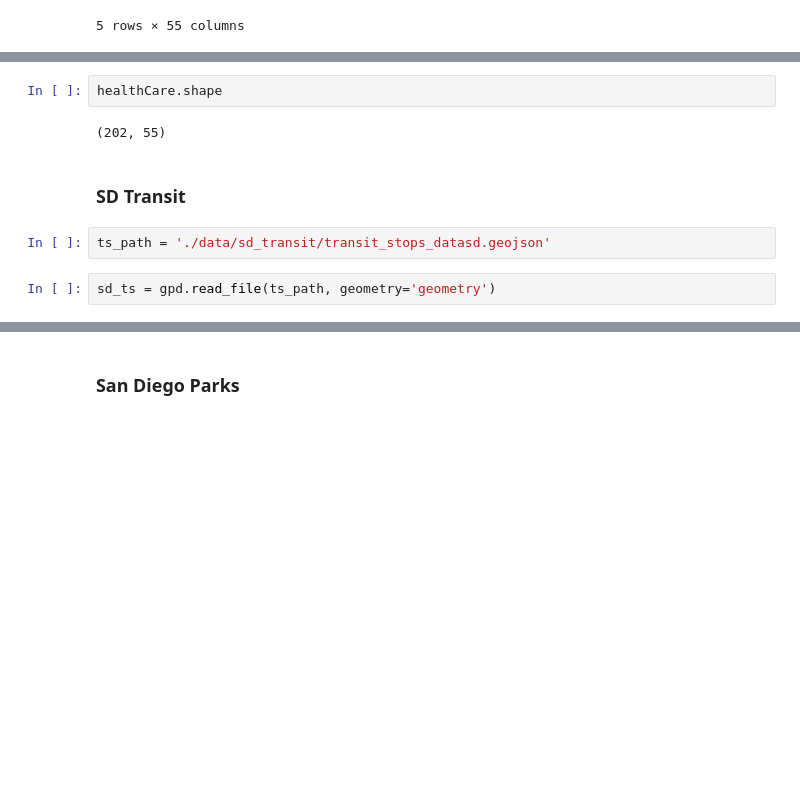
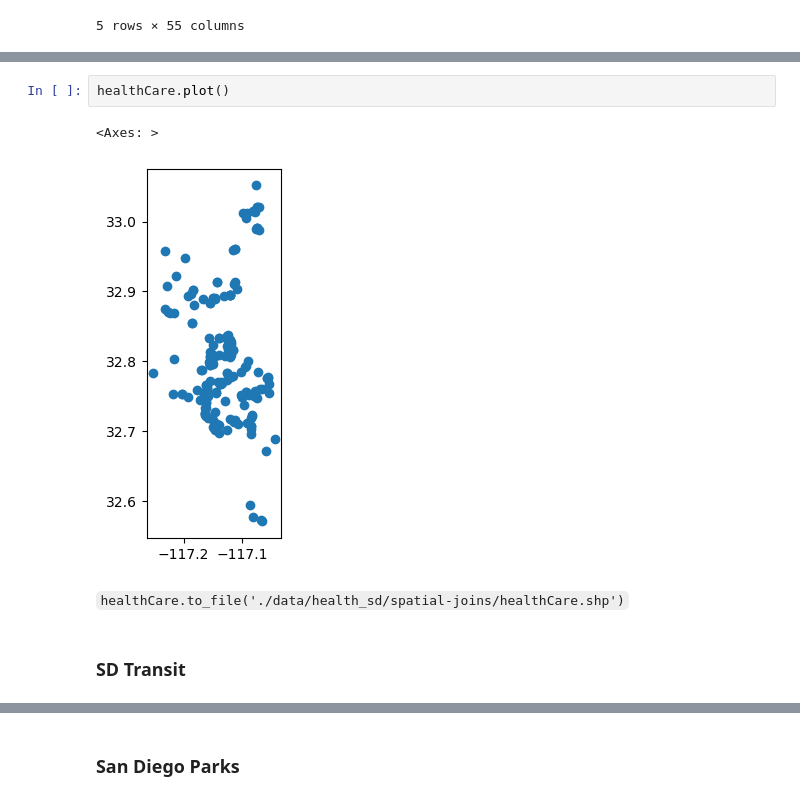
Before and after one commit to robertl0500/15-minute-analysis, a Jupyter notebook: 15-minute-package/sd-imports.ipynb, the cells around one changed output, grey strips where cells are left out. Cells and saved outputs as stored; diff of their text form; blank space fills up the shorter version.

````diff
--- a/15-minute-package/sd-imports.ipynb
+++ b/15-minute-package/sd-imports.ipynb
@@ -353,10 +367,9 @@ healthCare.head()
 # %%
-healthCare.shape
+healthCare.plot()
 # %% [output]
-(202, 55)
+<Axes: >
+[figure, added]
+# %% [markdown]
+```healthCare.to_file('./data/health_sd/spatial-joins/healthCare.shp')```
 # %% [markdown]
 ### SD Transit
-# %%
-ts_path = './data/sd_transit/transit_stops_datasd.geojson'
-# %%
-sd_ts = gpd.read_file(ts_path, geometry='geometry')
````
Also changed, not shown: parts of 164 cells of this notebook, 31 other files.
